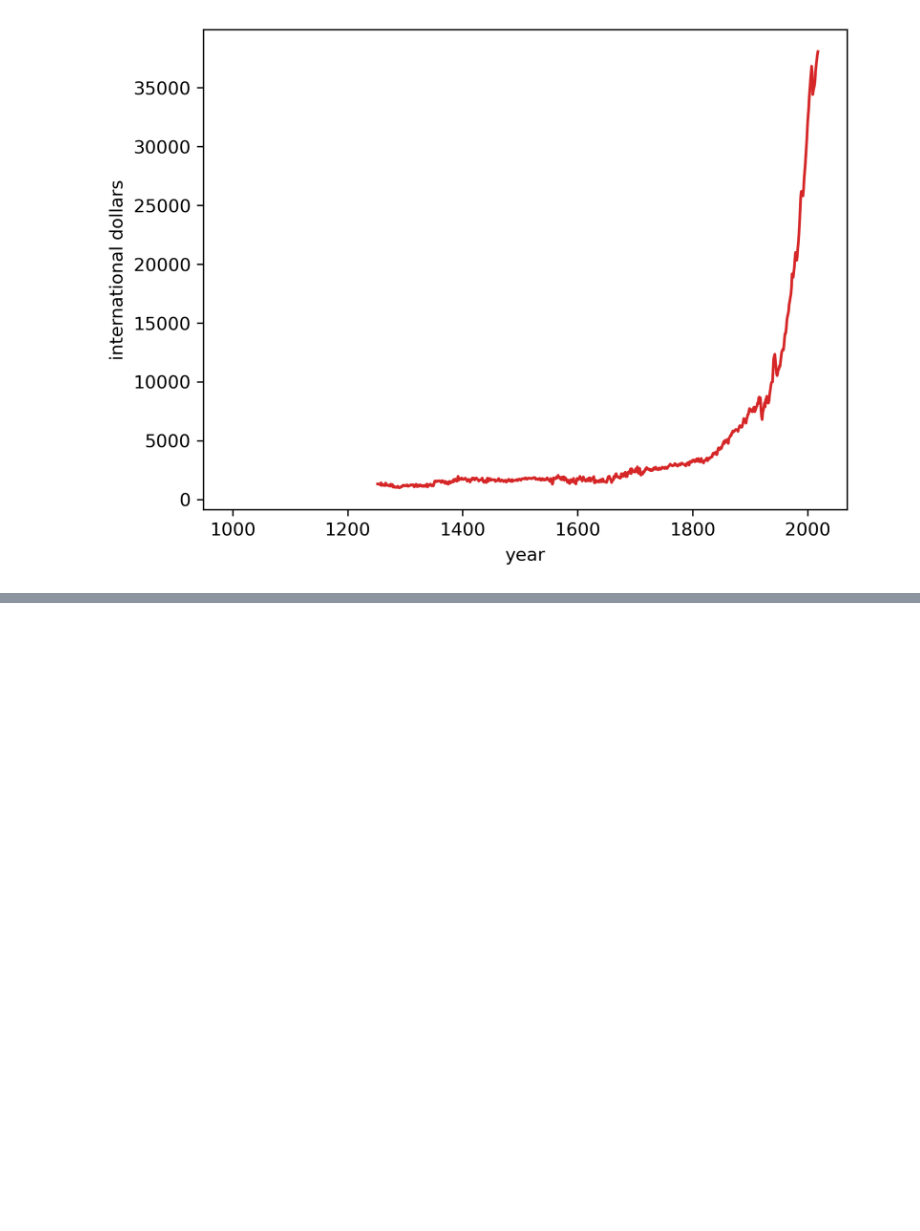
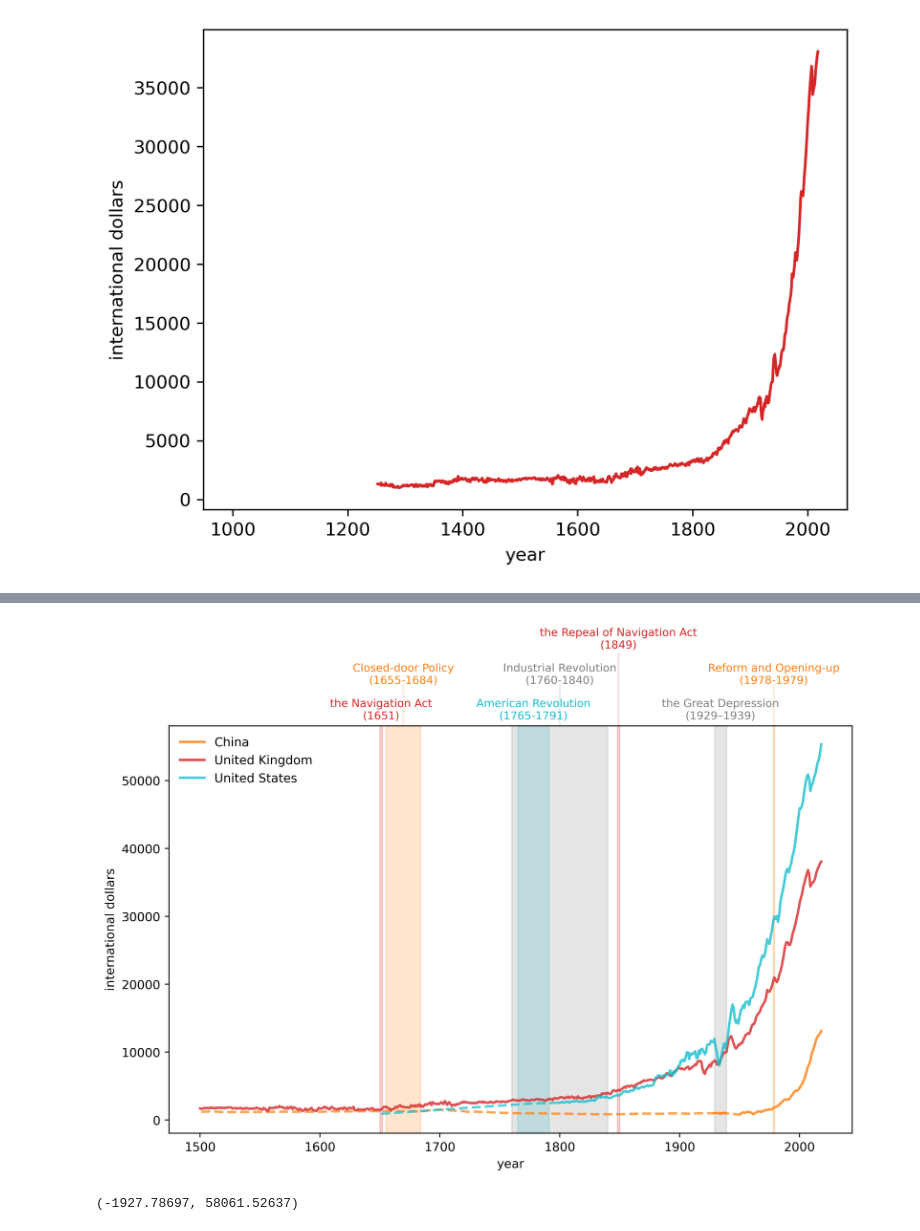
Before and after one commit to SuyongYang/AgentBaseModel, a Jupyter notebook: QuantEconLevel01.ipynb, the cells around one changed output, grey strips where cells are left out. Saved outputs shown, nothing was run; the diff lists cells and outputs as text; code cells hidden in the pictures; blank space fills up the shorter version.

```diff
--- a/QuantEconLevel01.ipynb
+++ b/QuantEconLevel01.ipynb
@@ -150,0 +206,63 @@ gdp_pc[country].plot(
+# %%
+# Define the namedtuple for the events
+Event = namedtuple('Event', ['year_range', 'y_text', 'text', 'color', 'ymax'])
+
+fig, ax = plt.subplots(dpi=500, figsize=(10, 6))
+
+country = ['CHN', 'GBR', 'USA']
+draw_interp_plots(gdp_pc[country].loc[1500:],
+                  country,
+                  'international dollars','year',
+                  color_mapping, code_to_name, 2, False, ax)
+
+# Define the parameters for the events and the text
+ylim = ax.get_ylim()[1]
+b_params = {'color':'grey', 'alpha': 0.2}
+t_params = {'fontsize': 9,
+            'va':'center', 'ha':'center'}
+
+# Create a list of events to annotate
+events = [
+    Event((1650, 1652), ylim + ylim*0.04,
+          'the Navigation Act\n(1651)',
+          color_mapping['GBR'], 1),
+    Event((1655, 1684), ylim + ylim*0.13,
+          'Closed-door Policy\n(1655-1684)',
+          color_mapping['CHN'], 1.1),
+    Event((1848, 1850), ylim + ylim*0.22,
+          'the Repeal of Navigation Act\n(1849)',
+          color_mapping['GBR'], 1.18),
+    Event((1765, 1791), ylim + ylim*0.04,
+          'American Revolution\n(1765-1791)',
+          color_mapping['USA'], 1),
+    Event((1760, 1840), ylim + ylim*0.13,
+          'Industrial Revolution\n(1760-1840)',
+          'grey', 1.1),
+    Event((1929, 1939), ylim + ylim*0.04,
+          'the Great Depression\n(1929–1939)',
+          'grey', 1),
+    Event((1978, 1979), ylim + ylim*0.13,
+          'Reform and Opening-up\n(1978-1979)',
+          color_mapping['CHN'], 1.1)
+]
+
+def draw_events(events, ax):
+    # Iterate over events and add annotations and vertical lines
+    for event in events:
+        event_mid = sum(event.year_range)/2
+        ax.text(event_mid,
+                event.y_text, event.text,
+                color=event.color, **t_params)
+        ax.axvspan(*event.year_range, color=event.color, alpha=0.2)
+        ax.axvline(event_mid, ymin=1, ymax=event.ymax, color=event.color,
+                   clip_on=False, alpha=0.15)
+
+# Draw events
+draw_events(events, ax)
+plt.show()
+# %% [output]
+[figure, added]
+# %%
+ax.get_ylim()
+# %% [output]
+(-1927.78697, 58061.52637)
```
Also changed, not shown: parts of 3 cells of this notebook.
